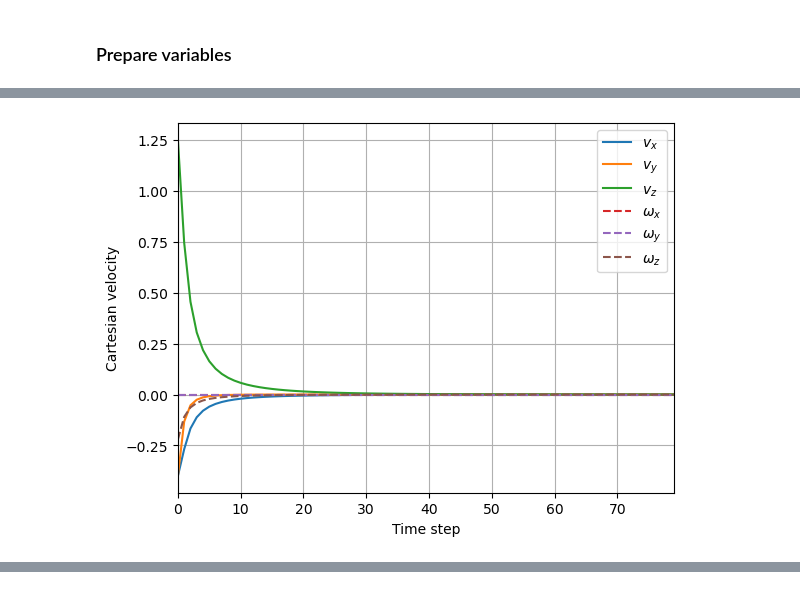
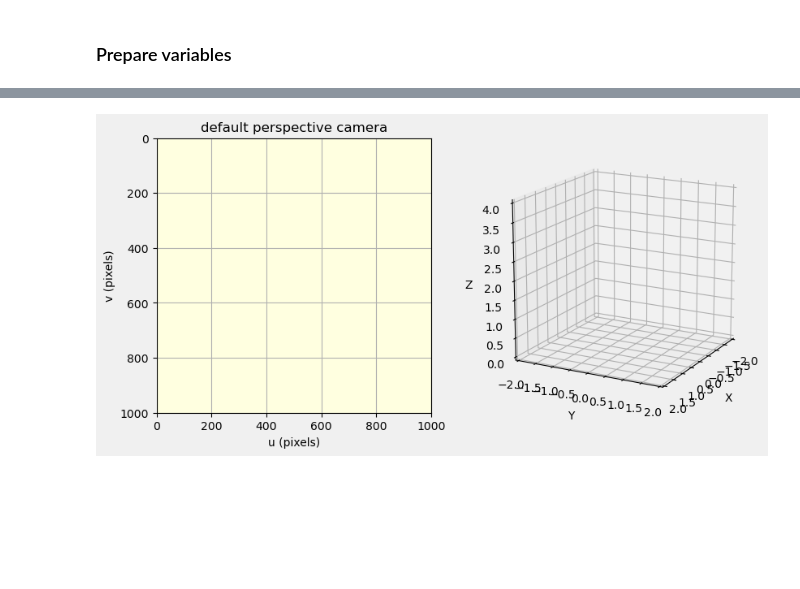
Before and after one commit to santamav/SKJ015-Intelligent_Control, a Jupyter notebook: Project/model_implementation/model_implementation.ipynb, the cells around one changed output, grey strips where cells are left out. Saved outputs shown, nothing was run; the diff lists cells and outputs as text; code cells hidden in the pictures; blank space fills up the shorter version.

```diff
--- a/Project/model_implementation/model_implementation.ipynb
+++ b/Project/model_implementation/model_implementation.ipynb
@@ -103,4 +20,10 @@ ibvs.plot_vel()
-# %%
-std_ibvs.plot_vel()
-# %% [output]
-[figure, removed]
+# %%
+from VSM_PBVS import VSM_PBVS as V_PBVS
+
+camera = CentralCamera.Default(pose=SE3.Trans(1, 1, -2))
+P = mkgrid(2, 0.5)
+p = camera.project_point(P, objpose=SE3.Tz(1))
+T_Cd_G = SE3.Tz(1)
+
+pbvs = V_PBVS(camera, P=P, pose_g=SE3.Trans(-1, -1, 2), pose_d=T_Cd_G, plotvol=[-2, 2, -2, 2, 0, 4])
+# %% [output]
@@ -106,0 +38 @@ std_ibvs.plot_vel()
+[figure, added]
```
Also changed, not shown: parts of 23 cells of this notebook, 8 other files.
